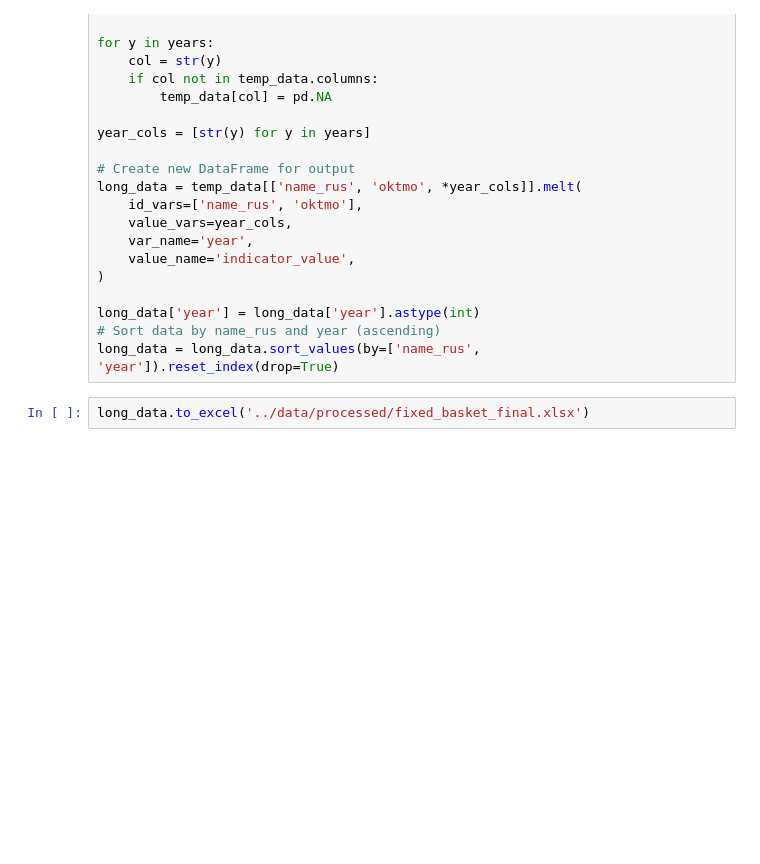
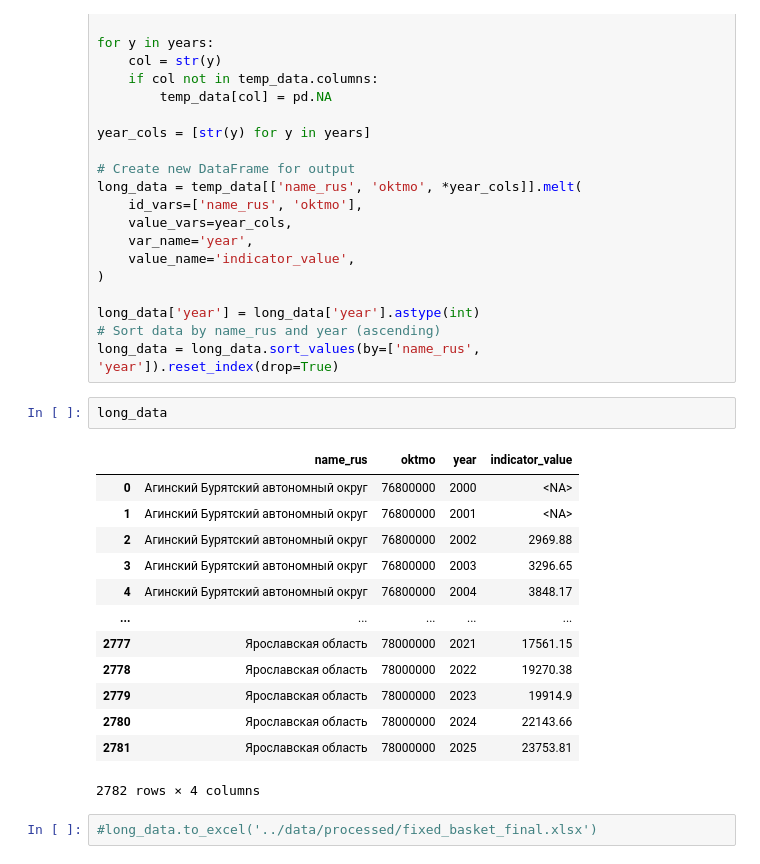
Before and after one commit to tochno-st/reg_normalizer, a Jupyter notebook: notebooks/add-indicators.ipynb, the cells around one changed output. Cells and saved outputs as stored; diff of their text form; blank space fills up the shorter version.

```diff
--- a/notebooks/add-indicators.ipynb
+++ b/notebooks/add-indicators.ipynb
@@ -74,5 +74,21 @@ long_data = temp_data[['name_rus', 'oktmo', *year_cols]].melt(
 long_data['year'] = long_data['year'].astype(int)
 # Sort data by name_rus and year (ascending)
 long_data = long_data.sort_values(by=['name_rus', 'year']).reset_index(drop=True)
+# %%
+long_data
+# %% [output]
+|  | name_rus | oktmo | year | indicator_value |
+| 0 | Агинский Бурятский автономный округ | 76800000 | 2000 | <NA> |
+| 1 | Агинский Бурятский автономный округ | 76800000 | 2001 | <NA> |
+| 2 | Агинский Бурятский автономный округ | 76800000 | 2002 | 2969.88 |
+| 3 | Агинский Бурятский автономный округ | 76800000 | 2003 | 3296.65 |
+| 4 | Агинский Бурятский автономный округ | 76800000 | 2004 | 3848.17 |
+| ... | ... | ... | ... | ... |
+| 2777 | Ярославская область | 78000000 | 2021 | 17561.15 |
+| 2778 | Ярославская область | 78000000 | 2022 | 19270.38 |
+| 2779 | Ярославская область | 78000000 | 2023 | 19914.9 |
+| 2780 | Ярославская область | 78000000 | 2024 | 22143.66 |
+| 2781 | Ярославская область | 78000000 | 2025 | 23753.81 |
+2782 rows × 4 columns
 # %%
-long_data.to_excel('../data/processed/fixed_basket_final.xlsx')
+#long_data.to_excel('../data/processed/fixed_basket_final.xlsx')
```
Also changed, not shown: parts of 9 cells of this notebook, 5 other files.
